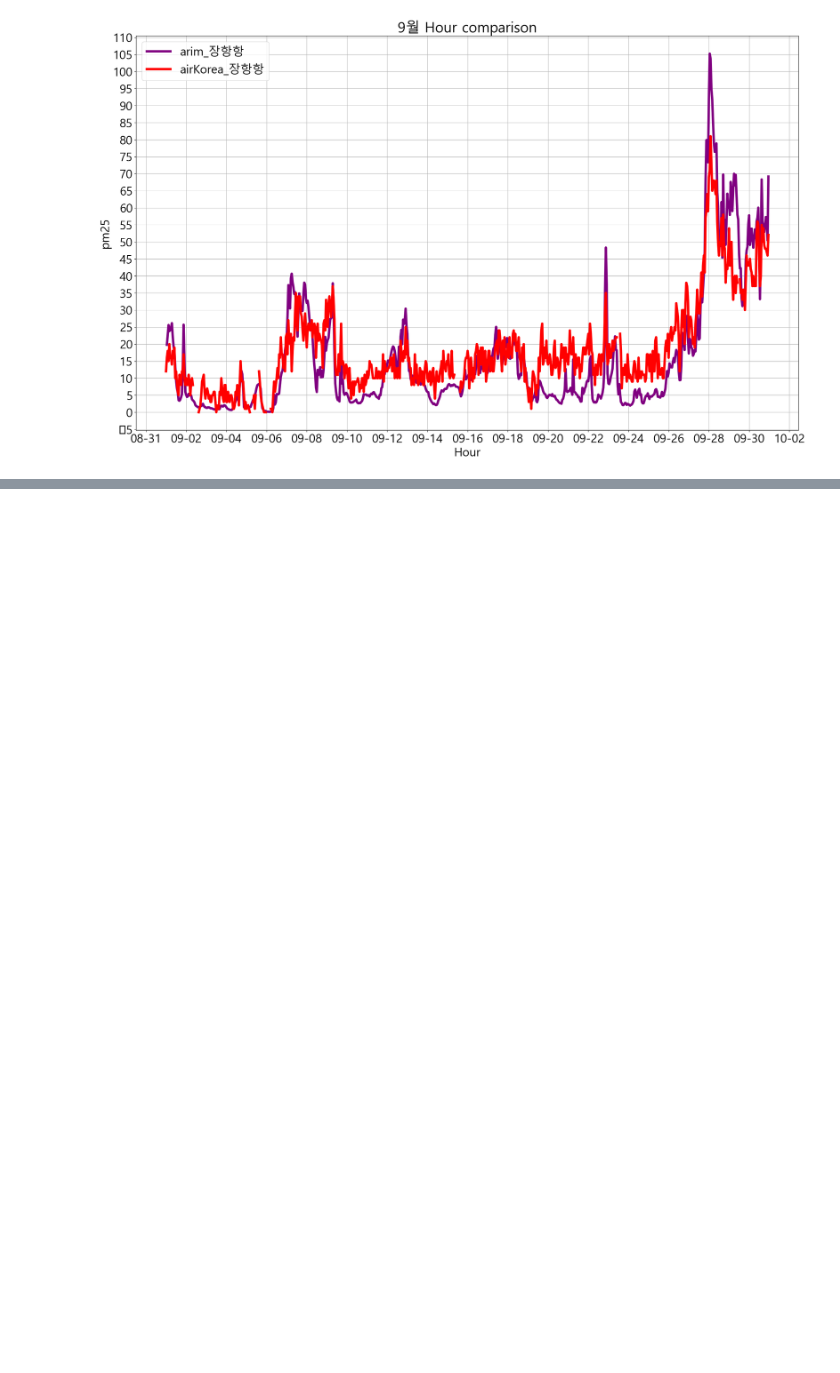
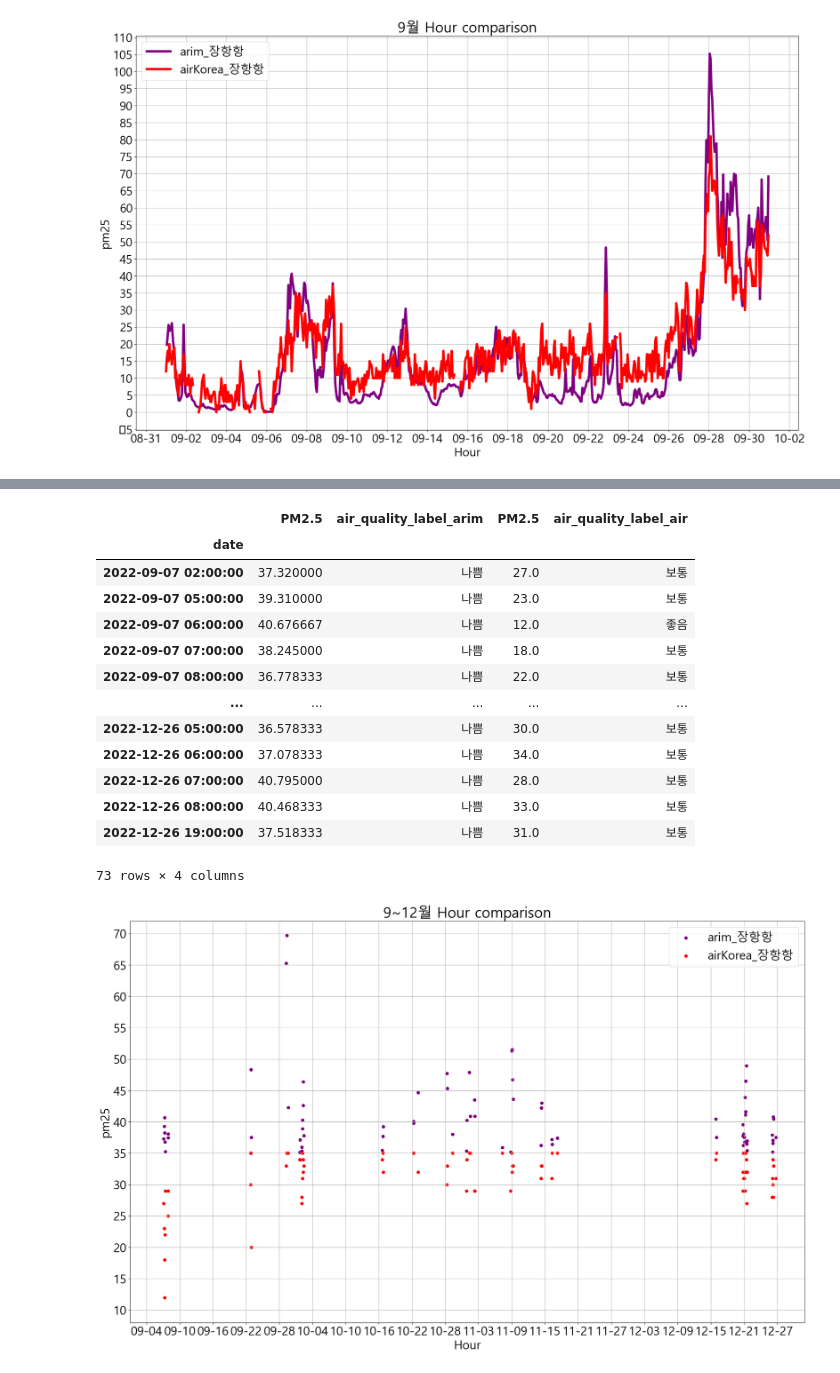
Before and after one commit to GyuminGomin/Predictive-air-quality-analysis, a Jupyter notebook: 공기질예측모델-좋음,매우나쁨소거.ipynb, the cells around one changed output, grey strips where cells are left out. Cells and saved outputs as stored; diff of their text form; code cells hidden in the pictures; blank space fills up the shorter version.

```diff
--- a/공기질예측모델-좋음,매우나쁨소거.ipynb
+++ b/공기질예측모델-좋음,매우나쁨소거.ipynb
@@ -231,0 +403,35 @@ None
+# %%
+# arim이 나쁨일 때, air이 좋음과 보통일 경우
+filtered_data = bad_quality_data[bad_quality_data['air_quality_label_air'].isin(['좋음', '보통'])]
+display(filtered_data)
+
+# 그래프 2개 비교
+plt.gca().xaxis.set_major_locator(mdates.DayLocator(interval=6))
+plt.gca().xaxis.set_major_formatter(mdates.DateFormatter('%m-%d'))
+plt.gca().yaxis.set_major_locator(MaxNLocator(nbins=15))
+plt.scatter(filtered_data.index, filtered_data.iloc[:,0], color="purple")
+plt.scatter(filtered_data.index, filtered_data.iloc[:,2], color="red" )
+plt.xlabel('Hour')
+plt.ylabel('pm25')
+plt.xlim(pd.to_datetime('2022-09-01 00:00:00'), pd.to_datetime('2022-12-31 23:00:00'))
+plt.ylim(8, 72)
+plt.legend(('arim_장항항','airKorea_장항항'))
+plt.title('9~12월 Hour comparison')
+plt.grid()
+plt.show()
+# %% [output]
+|  | PM2.5 | air_quality_label_arim | PM2.5 | air_quality_label_air |
+| date |  |  |  |  |
+| 2022-09-07 02:00:00 | 37.320000 | 나쁨 | 27.0 | 보통 |
+| 2022-09-07 05:00:00 | 39.310000 | 나쁨 | 23.0 | 보통 |
+| 2022-09-07 06:00:00 | 40.676667 | 나쁨 | 12.0 | 좋음 |
+| 2022-09-07 07:00:00 | 38.245000 | 나쁨 | 18.0 | 보통 |
+| 2022-09-07 08:00:00 | 36.778333 | 나쁨 | 22.0 | 보통 |
+| ... | ... | ... | ... | ... |
+| 2022-12-26 05:00:00 | 36.578333 | 나쁨 | 30.0 | 보통 |
+| 2022-12-26 06:00:00 | 37.078333 | 나쁨 | 34.0 | 보통 |
+| 2022-12-26 07:00:00 | 40.795000 | 나쁨 | 28.0 | 보통 |
+| 2022-12-26 08:00:00 | 40.468333 | 나쁨 | 33.0 | 보통 |
+| 2022-12-26 19:00:00 | 37.518333 | 나쁨 | 31.0 | 보통 |
+73 rows × 4 columns
+[figure, added]
```
Also changed, not shown: parts of 11 cells of this notebook, 5 other files.
